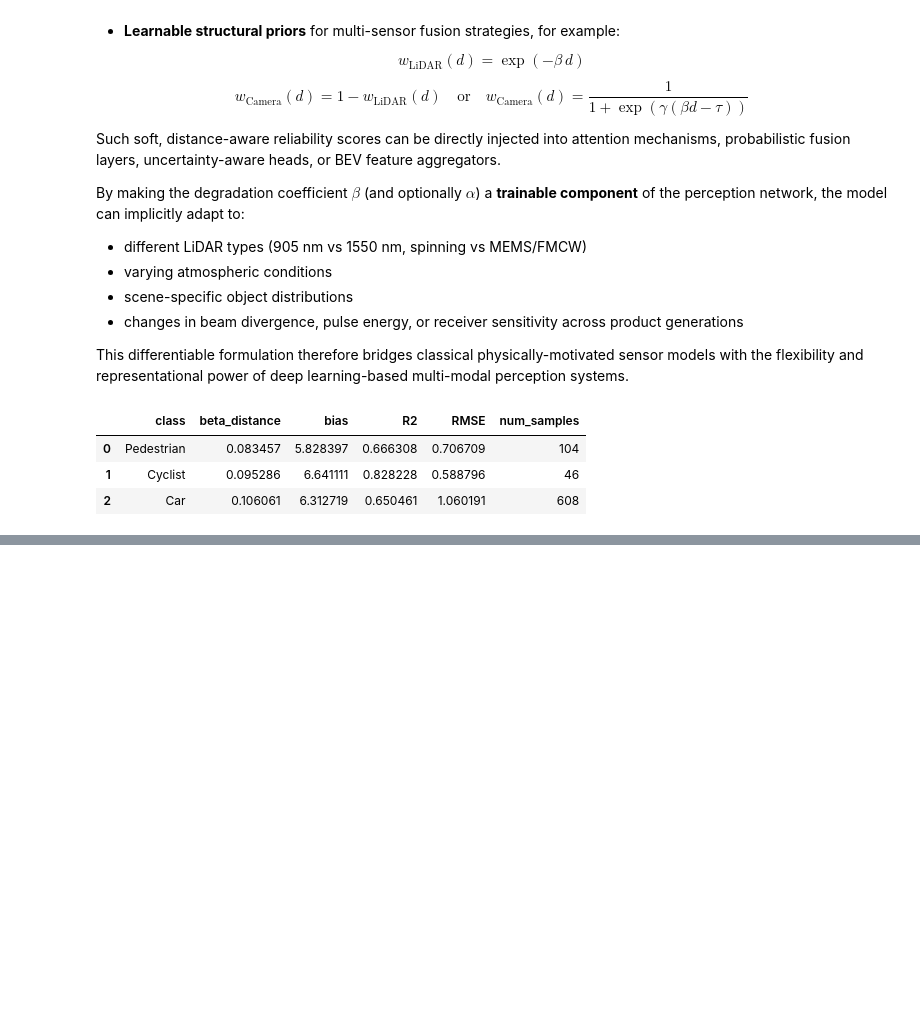
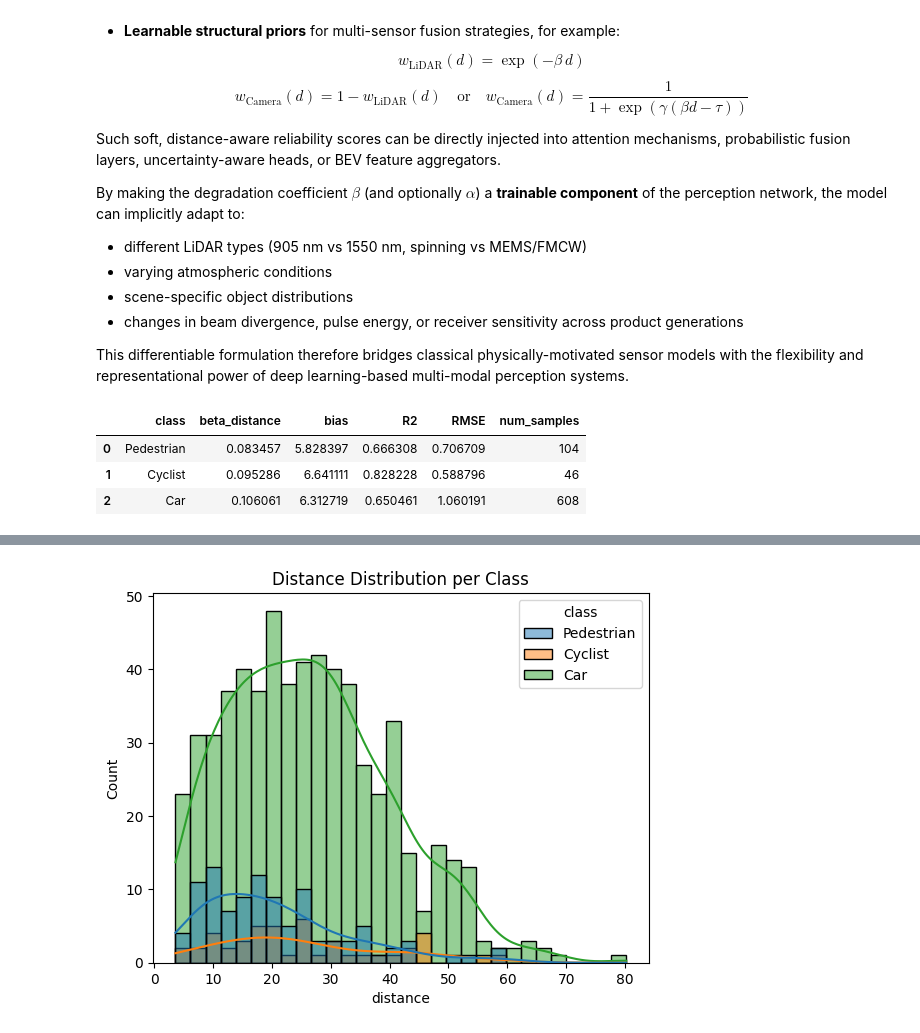
Before and after one commit to aliowx/data-analysis, a Jupyter notebook: notebook/EEG/eeg-bci-robot-control.ipynb, the cells around one changed output, grey strips where cells are left out. Saved outputs shown, nothing was run; the diff lists cells and outputs as text; code cells hidden in the pictures; blank space fills up the shorter version.

Commit message:
Kaggle Notebook | Lidera Paper | Version 7

```diff
--- a/notebook/EEG/eeg-bci-robot-control.ipynb
+++ b/notebook/EEG/eeg-bci-robot-control.ipynb
@@ -145,13 +157,6 @@ plt.show()
 # %% [output]
 [figure]
 # %%
-BASE_DIR = Path("/kaggle/input/kitti-3d-object-detection-dataset")
-TRAINING_DIR = BASE_DIR / "training"
-IMAGE_DIR = TRAINING_DIR / "image_2"
-LABEL_DIR = TRAINING_DIR / "label_2"
-VELODYNE_DIR = TRAINING_DIR / "velodyne"
-
-
 def load_point_cloud(bin_path):
     points = np.fromfile(bin_path, dtype=np.float32).reshape(-1, 4)  # x, y, z, reflectance/intensity
     return points
@@ -545,4 +542,18 @@ o3d.visualization.draw_geometries(geometries,
 [Open3D WARNING] Failed to create window
 [Open3D WARNING] [DrawGeometries] Failed creating OpenGL window.
 error: XDG_RUNTIME_DIR not set in the environment.
+# %%
+def invert_rigid_transform(Tr):
+    Tr_hom = np.vstack((Tr, [0, 0, 0, 1]))
+    Tr_inv = np.linalg.inv(Tr_hom)
+    return Tr_inv[:3, :]
+
+def points_in_box(points, center, size, rot_y):
+    l, w, h = size
+    pts = points[:, :3] - np.array(center)
+    c, s = np.cos(-rot_y), np.sin(-rot_y)
+    rot_mat = np.array([[c, 0, s], [0, 1, 0], [-s, 0, c]])
+    pts_rot = pts @ rot_mat.T
+    mask = (np.abs(pts_rot[:,0]) <= l/2) & (np.abs(pts_rot[:,1]) <= w/2) & (np.abs(pts_rot[:,2]) <= h/2)
+    return mask
 # %%
@@ -1026,3 +1036,14 @@ def statistical_analysis(df_cls):
     })
 
     return results
+# %%
+df_stats["log_distance"] = np.log(df_stats["distance"] + 1e-6)
+# %%
+df_stats = df_stats[df_stats["distance"] > 0]
+# %%
+plt.figure()
+sns.histplot(data=df_stats, x="distance", hue="class", bins=30, kde=True)
+plt.title("Distance Distribution per Class")
+plt.show()
+# %% [output]
+[figure, added]
```
Also changed, not shown: parts of 16 cells of this notebook.
